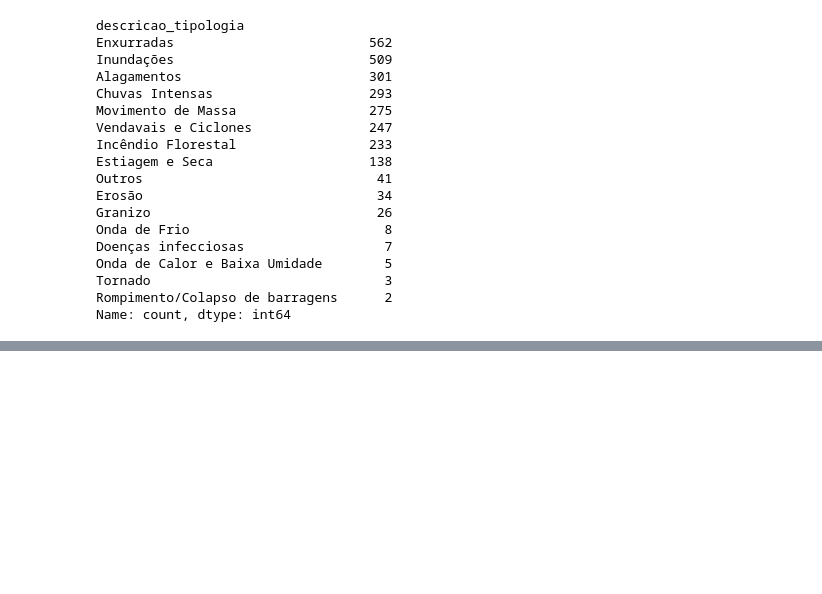
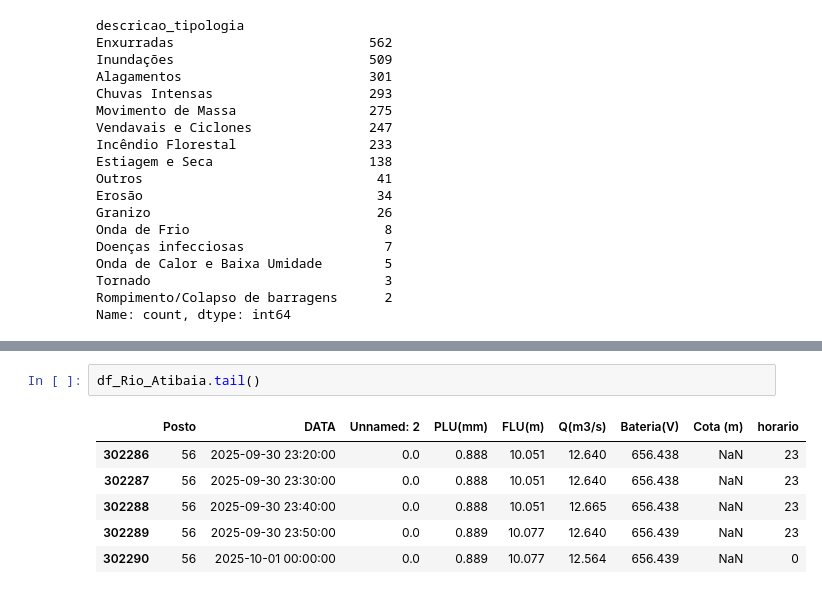
Before and after one commit to JoaoKleber0fficial/SAISP_Project, a Jupyter notebook: Municipios_SP.ipynb, the cells around one changed output, grey strips where cells are left out. Drawn from its saved outputs; the diff is of its cells as text; blank space fills up the shorter version.

```diff
--- a/Municipios_SP.ipynb
+++ b/Municipios_SP.ipynb
@@ -94,0 +239,9 @@ TypeError: Cannot perform 'rand_' with a dtyped [object] array and scalar of typ
+# %%
+df_Rio_Atibaia.tail()
+# %% [output]
+|  | Posto | DATA | Unnamed: 2 | PLU(mm) | FLU(m) | Q(m3/s) | Bateria(V) | Cota (m) | horario |
+| 302286 | 56 | 2025-09-30 23:20:00 | 0.0 | 0.888 | 10.051 | 12.640 | 656.438 | NaN | 23 |
+| 302287 | 56 | 2025-09-30 23:30:00 | 0.0 | 0.888 | 10.051 | 12.640 | 656.438 | NaN | 23 |
+| 302288 | 56 | 2025-09-30 23:40:00 | 0.0 | 0.888 | 10.051 | 12.665 | 656.438 | NaN | 23 |
+| 302289 | 56 | 2025-09-30 23:50:00 | 0.0 | 0.889 | 10.077 | 12.640 | 656.439 | NaN | 23 |
+| 302290 | 56 | 2025-10-01 00:00:00 | 0.0 | 0.889 | 10.077 | 12.564 | 656.439 | NaN | 0 |
```
Also changed, not shown: parts of 11 cells of this notebook, 41 other files.
